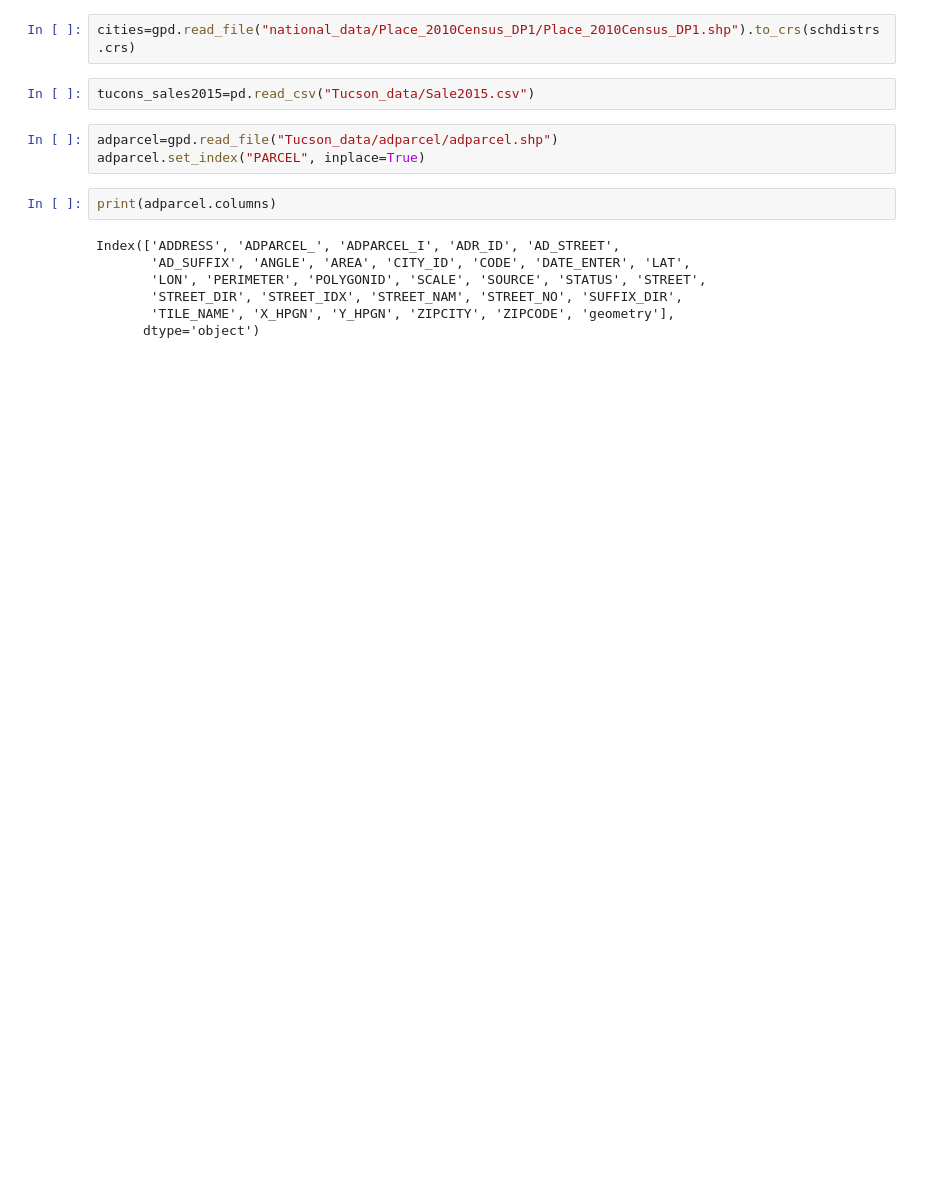
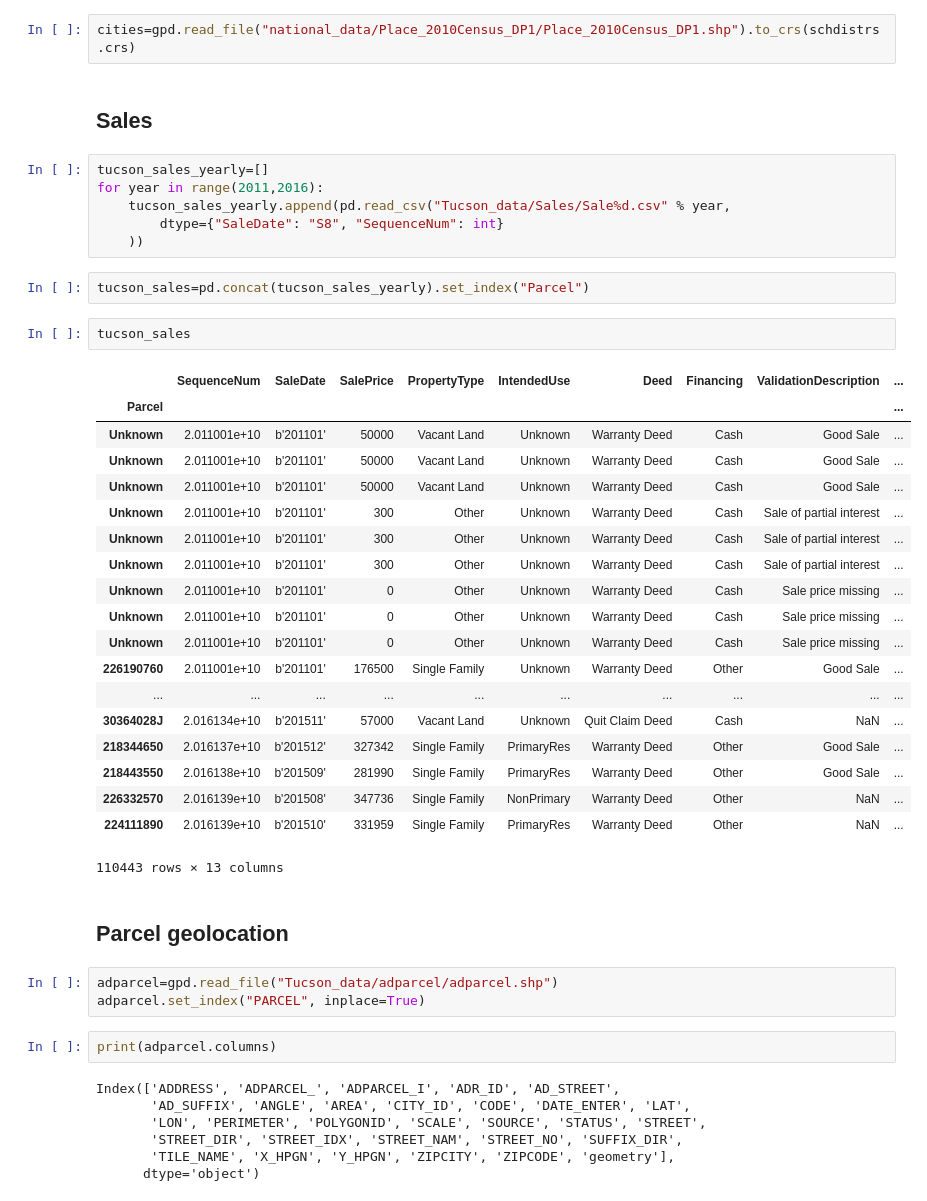
Before and after one commit to gwb/rdd-coverage, a Jupyter notebook: Maxime/Tucson_school_districts_dataprep.ipynb, the cells around one changed output. Drawn from its saved outputs; the diff is of its cells as text; blank space fills up the shorter version.

```diff
--- a/Maxime/Tucson_school_districts_dataprep.ipynb
+++ b/Maxime/Tucson_school_districts_dataprep.ipynb
@@ -25,7 +33,39 @@ schdistrs=gpd.read_file("national_data/Tiger/tlgdb_2015_a_us_school.gdb/a0000000
 # %%
 cities=gpd.read_file("national_data/Place_2010Census_DP1/Place_2010Census_DP1.shp").to_crs(schdistrs.crs)
-# %%
-tucons_sales2015=pd.read_csv("Tucson_data/Sale2015.csv")
+# %% [markdown]
+## Sales
+# %%
+tucson_sales_yearly=[]
+for year in range(2011,2016):
+    tucson_sales_yearly.append(pd.read_csv("Tucson_data/Sales/Sale%d.csv" % year,
+        dtype={"SaleDate": "S8", "SequenceNum": int}
+    ))
+# %%
+tucson_sales=pd.concat(tucson_sales_yearly).set_index("Parcel")
+# %%
+tucson_sales
+# %% [output]
+|  | SequenceNum | SaleDate | SalePrice | PropertyType | IntendedUse | Deed | Financing | ValidationDescription | ... |
+| Parcel |  |  |  |  |  |  |  |  | ... |
+| Unknown | 2.011001e+10 | b'201101' | 50000 | Vacant Land | Unknown | Warranty Deed | Cash | Good Sale | ... |
+| Unknown | 2.011001e+10 | b'201101' | 50000 | Vacant Land | Unknown | Warranty Deed | Cash | Good Sale | ... |
+| Unknown | 2.011001e+10 | b'201101' | 50000 | Vacant Land | Unknown | Warranty Deed | Cash | Good Sale | ... |
+| Unknown | 2.011001e+10 | b'201101' | 300 | Other | Unknown | Warranty Deed | Cash | Sale of partial interest | ... |
+| Unknown | 2.011001e+10 | b'201101' | 300 | Other | Unknown | Warranty Deed | Cash | Sale of partial interest | ... |
+| Unknown | 2.011001e+10 | b'201101' | 300 | Other | Unknown | Warranty Deed | Cash | Sale of partial interest | ... |
+| Unknown | 2.011001e+10 | b'201101' | 0 | Other | Unknown | Warranty Deed | Cash | Sale price missing | ... |
+| Unknown | 2.011001e+10 | b'201101' | 0 | Other | Unknown | Warranty Deed | Cash | Sale price missing | ... |
+| Unknown | 2.011001e+10 | b'201101' | 0 | Other | Unknown | Warranty Deed | Cash | Sale price missing | ... |
+| 226190760 | 2.011001e+10 | b'201101' | 176500 | Single Family | Unknown | Warranty Deed | Other | Good Sale | ... |
+| ... | ... | ... | ... | ... | ... | ... | ... | ... | ... |
+| 30364028J | 2.016134e+10 | b'201511' | 57000 | Vacant Land | Unknown | Quit Claim Deed | Cash | NaN | ... |
+| 218344650 | 2.016137e+10 | b'201512' | 327342 | Single Family | PrimaryRes | Warranty Deed | Other | Good Sale | ... |
+| 218443550 | 2.016138e+10 | b'201509' | 281990 | Single Family | PrimaryRes | Warranty Deed | Other | Good Sale | ... |
+| 226332570 | 2.016139e+10 | b'201508' | 347736 | Single Family | NonPrimary | Warranty Deed | Other | NaN | ... |
+| 224111890 | 2.016139e+10 | b'201510' | 331959 | Single Family | PrimaryRes | Warranty Deed | Other | NaN | ... |
+110443 rows × 13 columns
+# %% [markdown]
+## Parcel geolocation
 # %%
 adparcel=gpd.read_file("Tucson_data/adparcel/adparcel.shp")
 adparcel.set_index("PARCEL", inplace=True)
```
Also changed, not shown: parts of 53 cells of this notebook, 3 other files.
